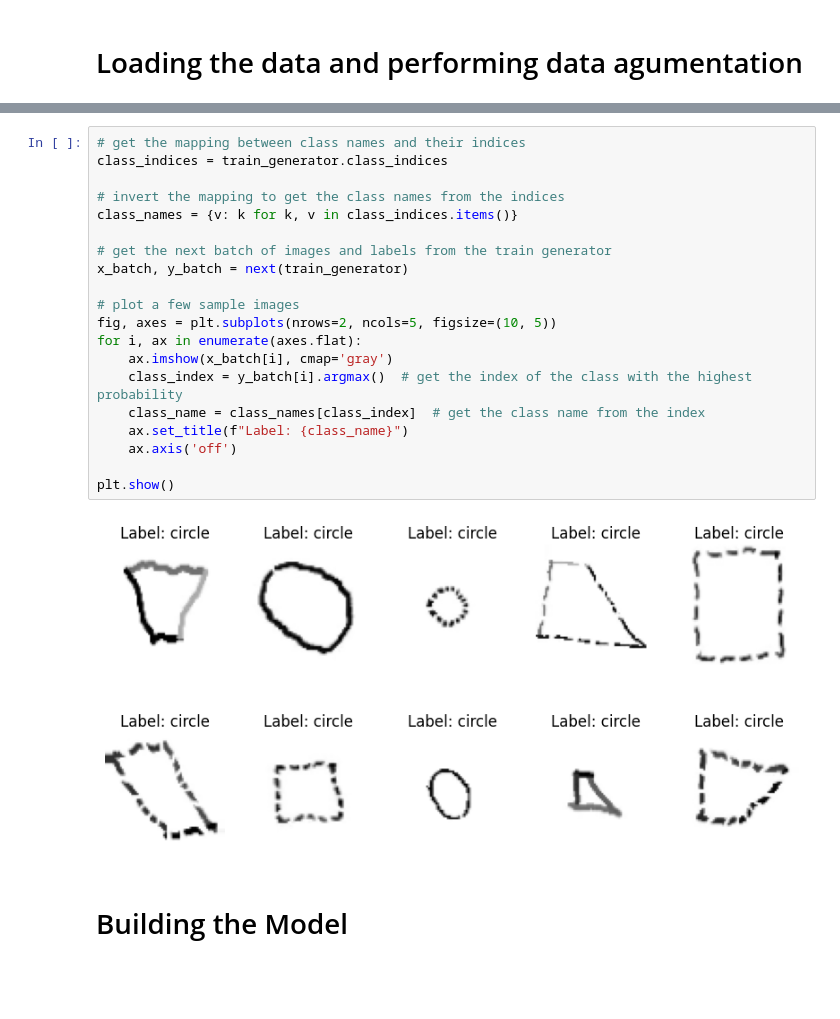
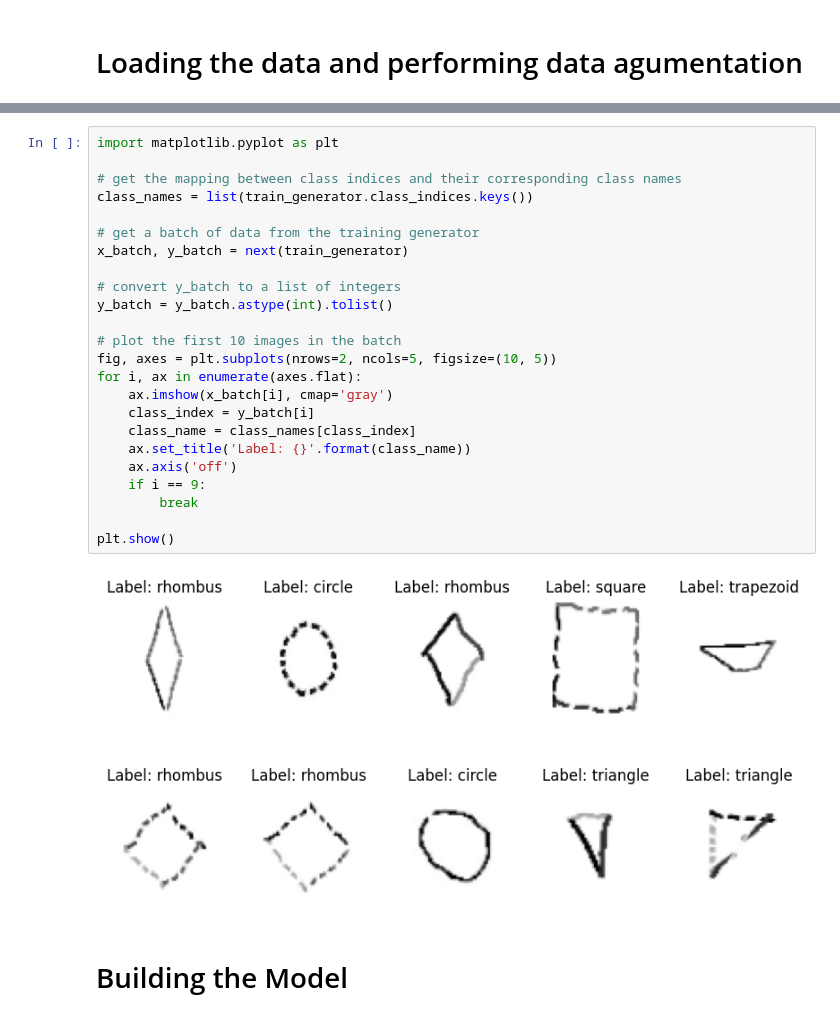
Before and after one commit to goheesheng/PentaAI, a Jupyter notebook: CNN_Shape.ipynb, the cells around one changed output, grey strips where cells are left out. Cells and saved outputs as stored; diff of their text form; blank space fills up the shorter version.

```diff
--- a/CNN_Shape.ipynb
+++ b/CNN_Shape.ipynb
@@ -61,25 +55,29 @@ x_train.class_indices
 # %%
-# get the mapping between class names and their indices
-class_indices = train_generator.class_indices
+import matplotlib.pyplot as plt
 
-# invert the mapping to get the class names from the indices
-class_names = {v: k for k, v in class_indices.items()}
+# get the mapping between class indices and their corresponding class names
+class_names = list(train_generator.class_indices.keys())
 
-# get the next batch of images and labels from the train generator
+# get a batch of data from the training generator
 x_batch, y_batch = next(train_generator)
 
-# plot a few sample images
+# convert y_batch to a list of integers
+y_batch = y_batch.astype(int).tolist()
+
+# plot the first 10 images in the batch
 fig, axes = plt.subplots(nrows=2, ncols=5, figsize=(10, 5))
 for i, ax in enumerate(axes.flat):
     ax.imshow(x_batch[i], cmap='gray')
-    class_index = y_batch[i].argmax()  # get the index of the class with the highest probability
-    class_name = class_names[class_index]  # get the class name from the index
-    ax.set_title(f"Label: {class_name}")
+    class_index = y_batch[i]
+    class_name = class_names[class_index]
+    ax.set_title('Label: {}'.format(class_name))
     ax.axis('off')
+    if i == 9:
+        break
 
 plt.show()
 # %% [output]
-[figure, old version]
+[figure, new version]
 # %% [markdown]
 # Building the Model
 # %%
```
Also changed, not shown: parts of 14 cells of this notebook, 5 other files.
